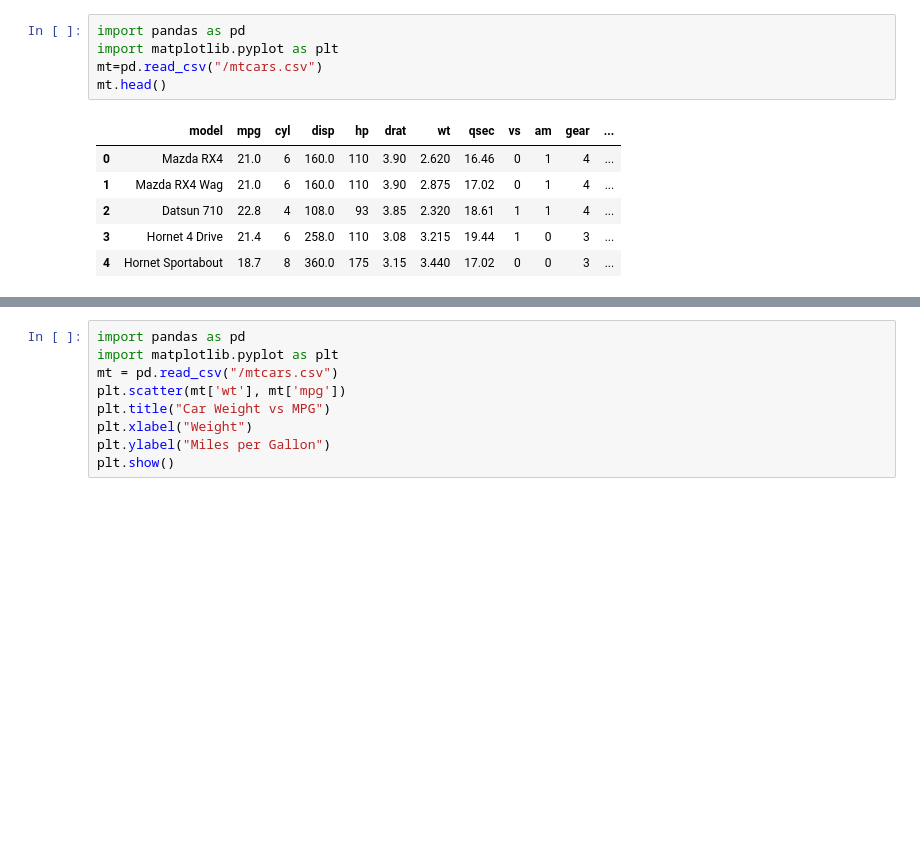
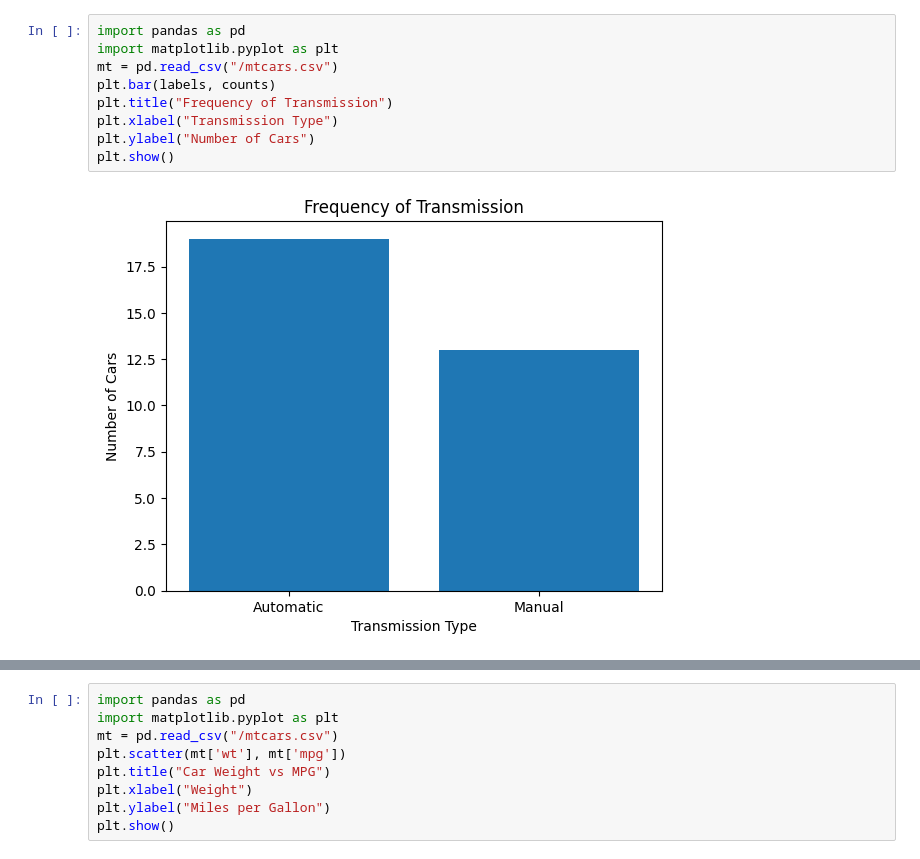
Before and after one commit to rizwan-git123/Bvvs, a Jupyter notebook: CIE_I.ipynb, the cells around one changed output, grey strips where cells are left out. Saved outputs shown, nothing was run; the diff lists cells and outputs as text; blank space fills up the shorter version.

```diff
--- a/CIE_I.ipynb
+++ b/CIE_I.ipynb
@@ -3,12 +3,11 @@
 # %%
 import pandas as pd
 import matplotlib.pyplot as plt
-mt=pd.read_csv("/mtcars.csv")
-mt.head()
+mt = pd.read_csv("/mtcars.csv")
+plt.bar(labels, counts)
+plt.title("Frequency of Transmission")
+plt.xlabel("Transmission Type")
+plt.ylabel("Number of Cars")
+plt.show()
 # %% [output]
-|  | model | mpg | cyl | disp | hp | drat | wt | qsec | vs | am | gear | ... |
-| 0 | Mazda RX4 | 21.0 | 6 | 160.0 | 110 | 3.90 | 2.620 | 16.46 | 0 | 1 | 4 | ... |
-| 1 | Mazda RX4 Wag | 21.0 | 6 | 160.0 | 110 | 3.90 | 2.875 | 17.02 | 0 | 1 | 4 | ... |
-| 2 | Datsun 710 | 22.8 | 4 | 108.0 | 93 | 3.85 | 2.320 | 18.61 | 1 | 1 | 4 | ... |
-| 3 | Hornet 4 Drive | 21.4 | 6 | 258.0 | 110 | 3.08 | 3.215 | 19.44 | 1 | 0 | 3 | ... |
-| 4 | Hornet Sportabout | 18.7 | 8 | 360.0 | 175 | 3.15 | 3.440 | 17.02 | 0 | 0 | 3 | ... |
+[figure, added]
```
Also changed, not shown: parts of 1 cell of this notebook.
